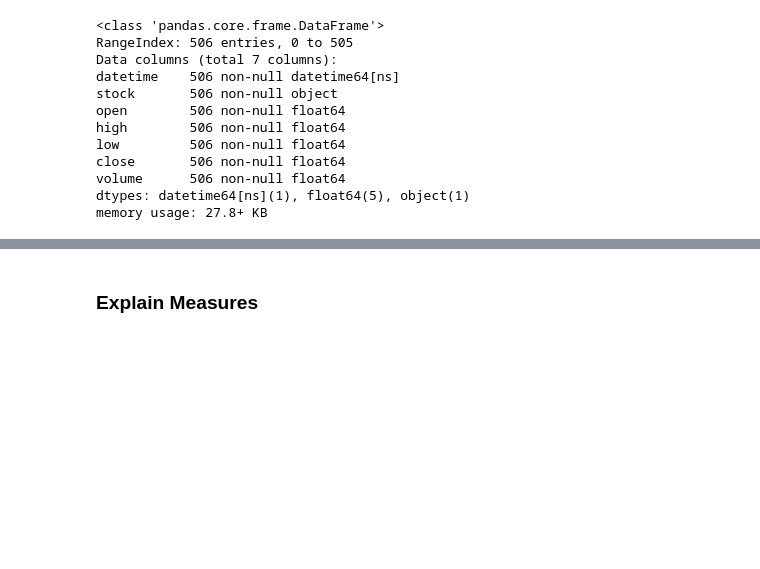
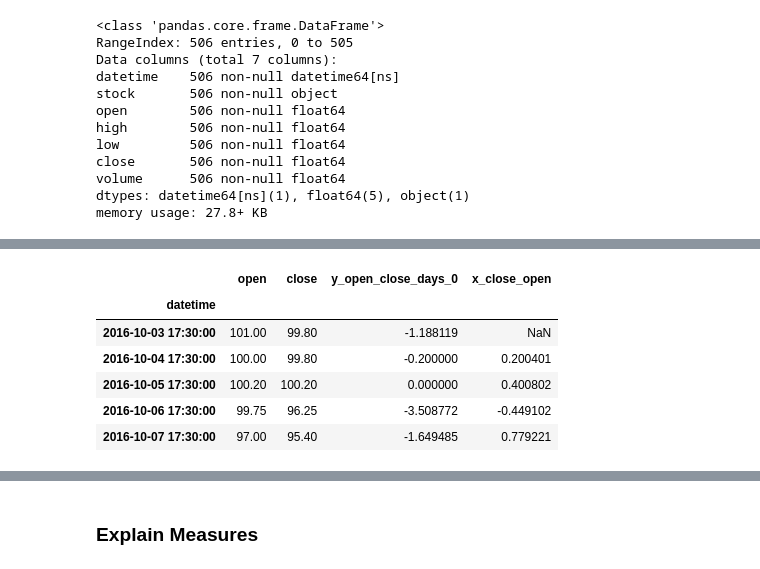
Before and after one commit to Hjartarson/stock-market, a Jupyter notebook: make-report-daily-ticks.ipynb, the cells around one changed output, grey strips where cells are left out. Drawn from its saved outputs; the diff is of its cells as text; code cells hidden in the pictures; blank space fills up the shorter version.

```diff
--- a/make-report-daily-ticks.ipynb
+++ b/make-report-daily-ticks.ipynb
@@ -108,0 +109,10 @@ df_stock.head()
+# %%
+df_stock_swap['FING-B'][['open','close','y_open_close_days_0','x_close_open']].head()
+# %% [output]
+|  | open | close | y_open_close_days_0 | x_close_open |
+| datetime |  |  |  |  |
+| 2016-10-03 17:30:00 | 101.00 | 99.80 | -1.188119 | NaN |
+| 2016-10-04 17:30:00 | 100.00 | 99.80 | -0.200000 | 0.200401 |
+| 2016-10-05 17:30:00 | 100.20 | 100.20 | 0.000000 | 0.400802 |
+| 2016-10-06 17:30:00 | 99.75 | 96.25 | -3.508772 | -0.449102 |
+| 2016-10-07 17:30:00 | 97.00 | 95.40 | -1.649485 | 0.779221 |
```
Also changed, not shown: parts of 6 cells of this notebook, 1 other file.
